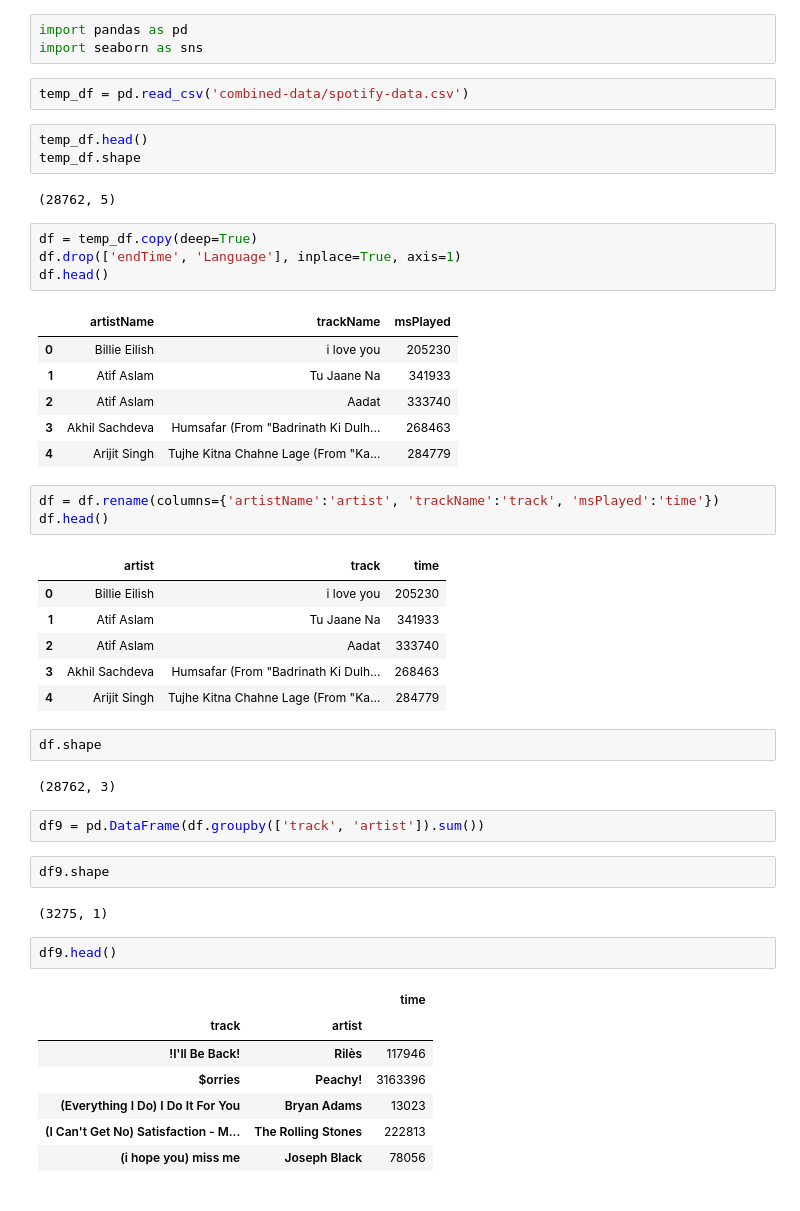
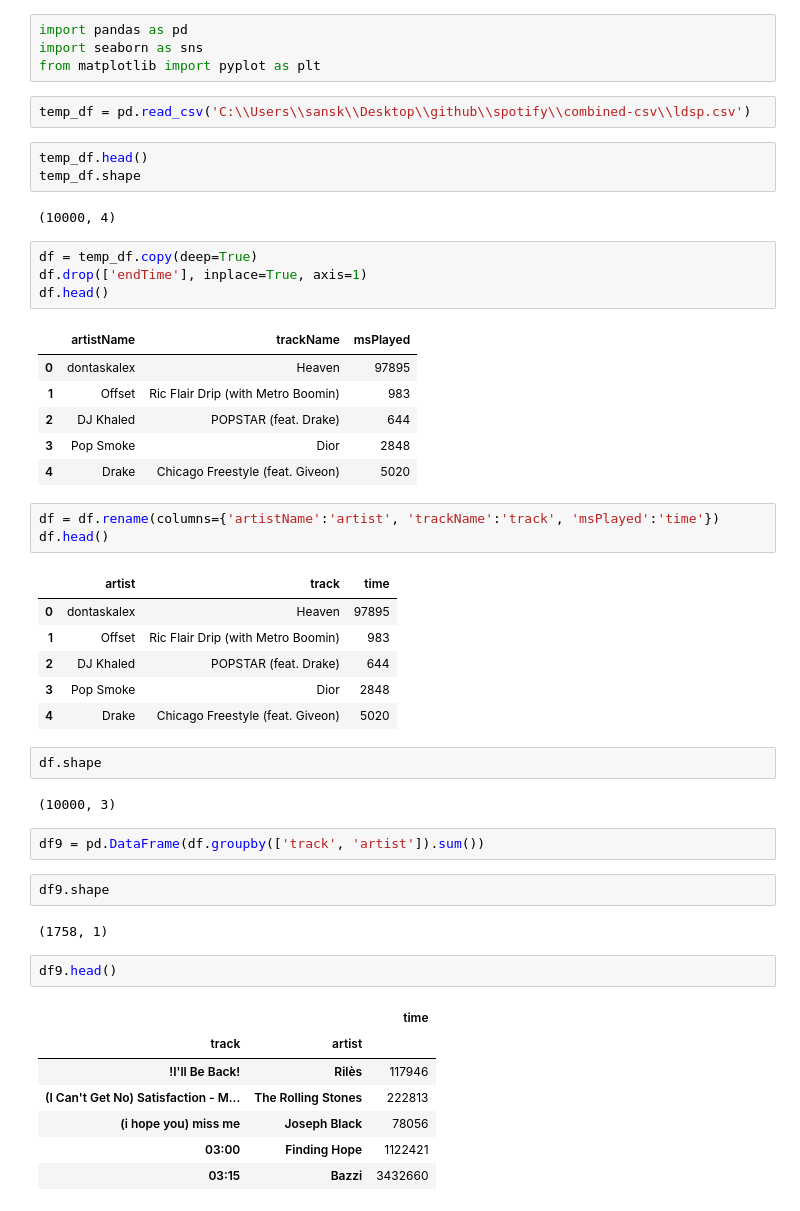
Before and after one commit to Sanskar-16/spotify, a Jupyter notebook: code/mostPlayedtracks.ipynb, the cells around one changed output. Saved outputs shown, nothing was run; the diff lists cells and outputs as text.

```diff
--- a/code/mostPlayedtracks.ipynb
+++ b/code/mostPlayedtracks.ipynb
@@ -1,54 +1,55 @@
 # %%
 import pandas as pd
 import seaborn as sns
+from matplotlib import pyplot as plt
 # %%
-temp_df = pd.read_csv('combined-data/spotify-data.csv')
+temp_df = pd.read_csv('C:\\Users\\sansk\\Desktop\\github\\spotify\\combined-csv\\ldsp.csv')
 # %%
 temp_df.head()
 temp_df.shape
 # %% [output]
-(28762, 5)
+(10000, 4)
 # %%
 df = temp_df.copy(deep=True)
-df.drop(['endTime', 'Language'], inplace=True, axis=1)
+df.drop(['endTime'], inplace=True, axis=1)
 df.head()
 # %% [output]
 |  | artistName | trackName | msPlayed |
-| 0 | Billie Eilish | i love you | 205230 |
-| 1 | Atif Aslam | Tu Jaane Na | 341933 |
-| 2 | Atif Aslam | Aadat | 333740 |
-| 3 | Akhil Sachdeva | Humsafar (From "Badrinath Ki Dulh... | 268463 |
-| 4 | Arijit Singh | Tujhe Kitna Chahne Lage (From "Ka... | 284779 |
+| 0 | dontaskalex | Heaven | 97895 |
+| 1 | Offset | Ric Flair Drip (with Metro Boomin) | 983 |
+| 2 | DJ Khaled | POPSTAR (feat. Drake) | 644 |
+| 3 | Pop Smoke | Dior | 2848 |
+| 4 | Drake | Chicago Freestyle (feat. Giveon) | 5020 |
 # %%
 df = df.rename(columns={'artistName':'artist', 'trackName':'track', 'msPlayed':'time'})
 df.head()
 # %% [output]
 |  | artist | track | time |
-| 0 | Billie Eilish | i love you | 205230 |
-| 1 | Atif Aslam | Tu Jaane Na | 341933 |
-| 2 | Atif Aslam | Aadat | 333740 |
-| 3 | Akhil Sachdeva | Humsafar (From "Badrinath Ki Dulh... | 268463 |
-| 4 | Arijit Singh | Tujhe Kitna Chahne Lage (From "Ka... | 284779 |
+| 0 | dontaskalex | Heaven | 97895 |
+| 1 | Offset | Ric Flair Drip (with Metro Boomin) | 983 |
+| 2 | DJ Khaled | POPSTAR (feat. Drake) | 644 |
+| 3 | Pop Smoke | Dior | 2848 |
+| 4 | Drake | Chicago Freestyle (feat. Giveon) | 5020 |
 # %%
 df.shape
 # %% [output]
-(28762, 3)
+(10000, 3)
 # %%
 df9 = pd.DataFrame(df.groupby(['track', 'artist']).sum())
 # %%
 df9.shape
 # %% [output]
-(3275, 1)
+(1758, 1)
 # %%
 df9.head()
 # %% [output]
 |  |  | time |
 | track | artist |  |
 | !I'll Be Back! | Rilès | 117946 |
-| $orries | Peachy! | 3163396 |
-| (Everything I Do) I Do It For You | Bryan Adams | 13023 |
 | (I Can't Get No) Satisfaction - M... | The Rolling Stones | 222813 |
 | (i hope you) miss me | Joseph Black | 78056 |
+| 03:00 | Finding Hope | 1122421 |
+| 03:15 | Bazzi | 3432660 |
 # %%
 df9.drop_duplicates()
 # %% [output]
```
Also changed, not shown: parts of 5 cells of this notebook, 2 other files.
